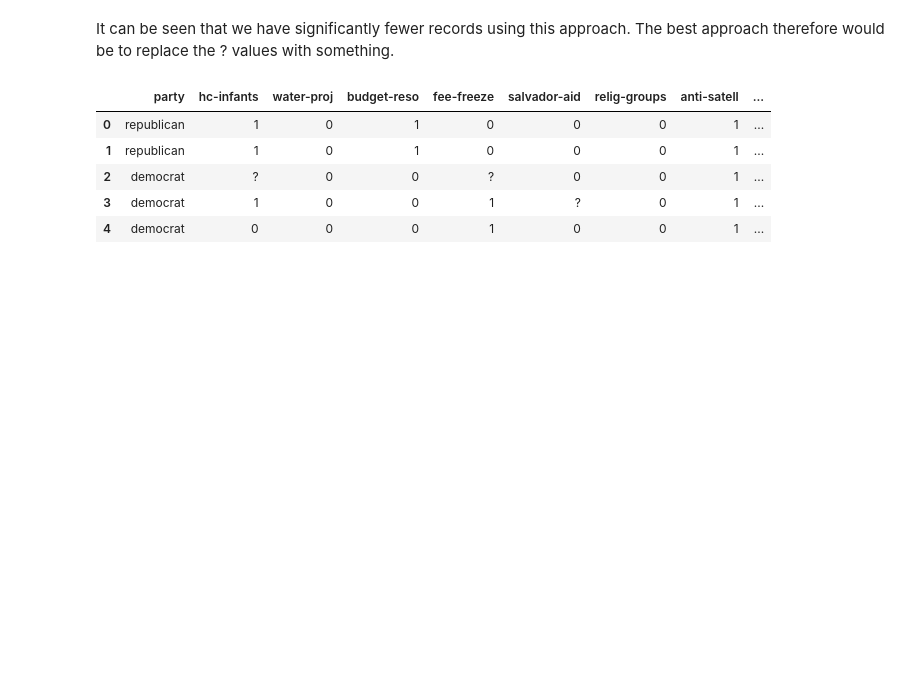
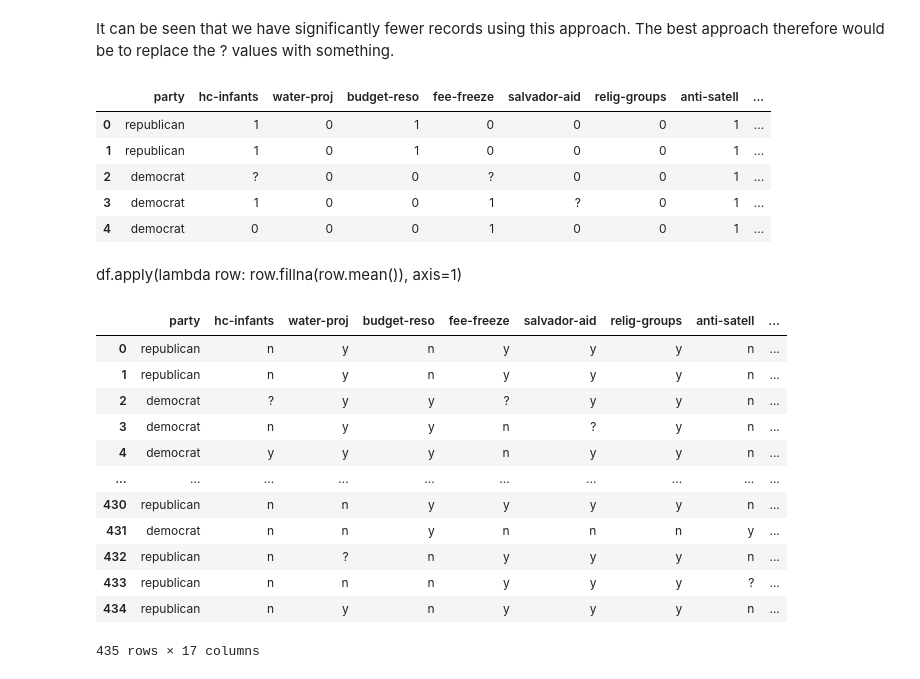
Before and after one commit to ABZ-Aaron/PartyAffiliation, a Jupyter notebook: PartyAffiliation.ipynb, the cells around one changed output. Cells and saved outputs as stored; diff of their text form; code cells hidden in the pictures; blank space fills up the shorter version.

```diff
--- a/PartyAffiliation.ipynb
+++ b/PartyAffiliation.ipynb
@@ -219,3 +215,21 @@ votes.head()
 | 2 | democrat | ? | 0 | 0 | ? | 0 | 0 | 1 | ... |
 | 3 | democrat | 1 | 0 | 0 | 1 | ? | 0 | 1 | ... |
 | 4 | democrat | 0 | 0 | 0 | 1 | 0 | 0 | 1 | ... |
+# %% [markdown]
+df.apply(lambda row: row.fillna(row.mean()), axis=1)
+# %%
+votes
+# %% [output]
+|  | party | hc-infants | water-proj | budget-reso | fee-freeze | salvador-aid | relig-groups | anti-satell | ... |
+| 0 | republican | n | y | n | y | y | y | n | ... |
+| 1 | republican | n | y | n | y | y | y | n | ... |
+| 2 | democrat | ? | y | y | ? | y | y | n | ... |
+| 3 | democrat | n | y | y | n | ? | y | n | ... |
+| 4 | democrat | y | y | y | n | y | y | n | ... |
+| ... | ... | ... | ... | ... | ... | ... | ... | ... | ... |
+| 430 | republican | n | n | y | y | y | y | n | ... |
+| 431 | democrat | n | n | y | n | n | n | y | ... |
+| 432 | republican | n | ? | n | y | y | y | n | ... |
+| 433 | republican | n | n | n | y | y | y | ? | ... |
+| 434 | republican | n | y | n | y | y | y | n | ... |
+435 rows × 17 columns
```
Also changed, not shown: parts of 4 cells of this notebook.
